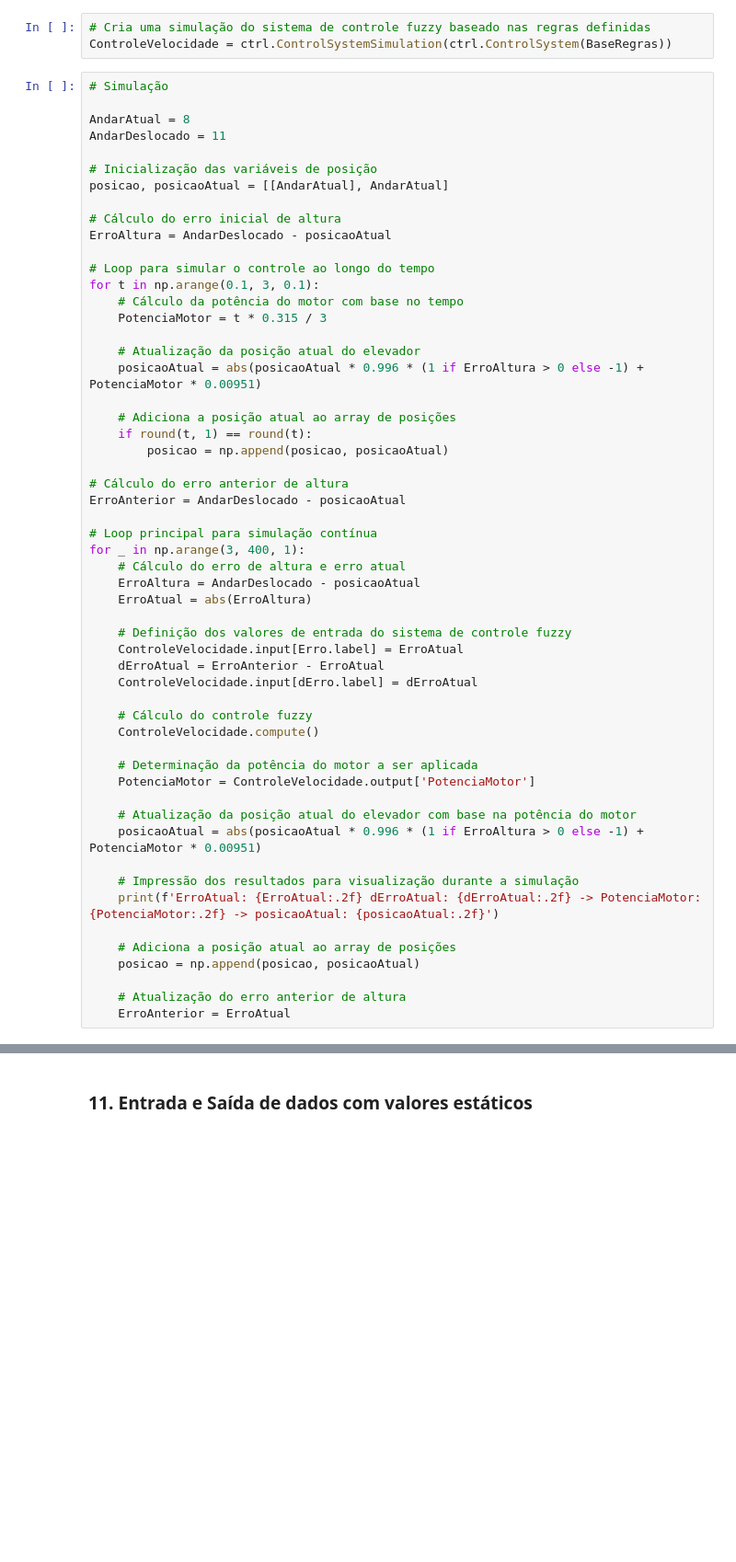
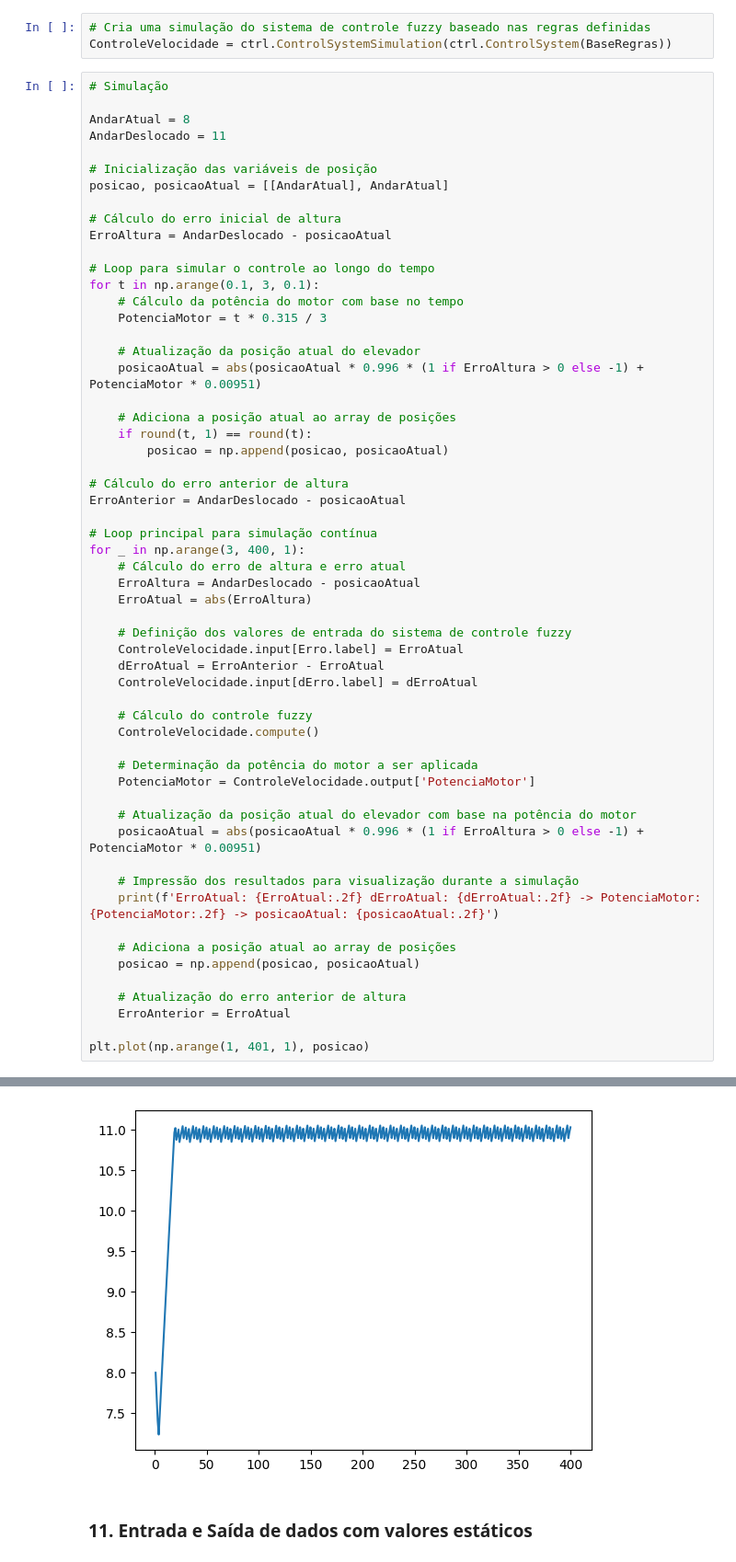
Before and after one commit to MathCarv/TrabalhoFuzzy, a Jupyter notebook: Fuzzy.ipynb, the cells around one changed output, grey strips where cells are left out. Shown: that part at 92% size. Saved outputs shown, nothing was run; the diff lists cells and outputs as text; blank space fills up the shorter version.

```diff
--- a/Fuzzy.ipynb
+++ b/Fuzzy.ipynb
@@ -351,3 +404,6 @@ for _ in np.arange(3, 400, 1):
 
     # Atualização do erro anterior de altura
     ErroAnterior = ErroAtual
+
+plt.plot(np.arange(1, 401, 1), posicao)
+# %% [output]
@@ -354,3 +428,4 @@ for _ in np.arange(3, 400, 1):
+[figure, added]
 # %% [markdown]
 ### 11. Entrada e Saída de dados com valores estáticos
 # %%
```
Also changed, not shown: parts of 7 cells of this notebook, 3 other files.
